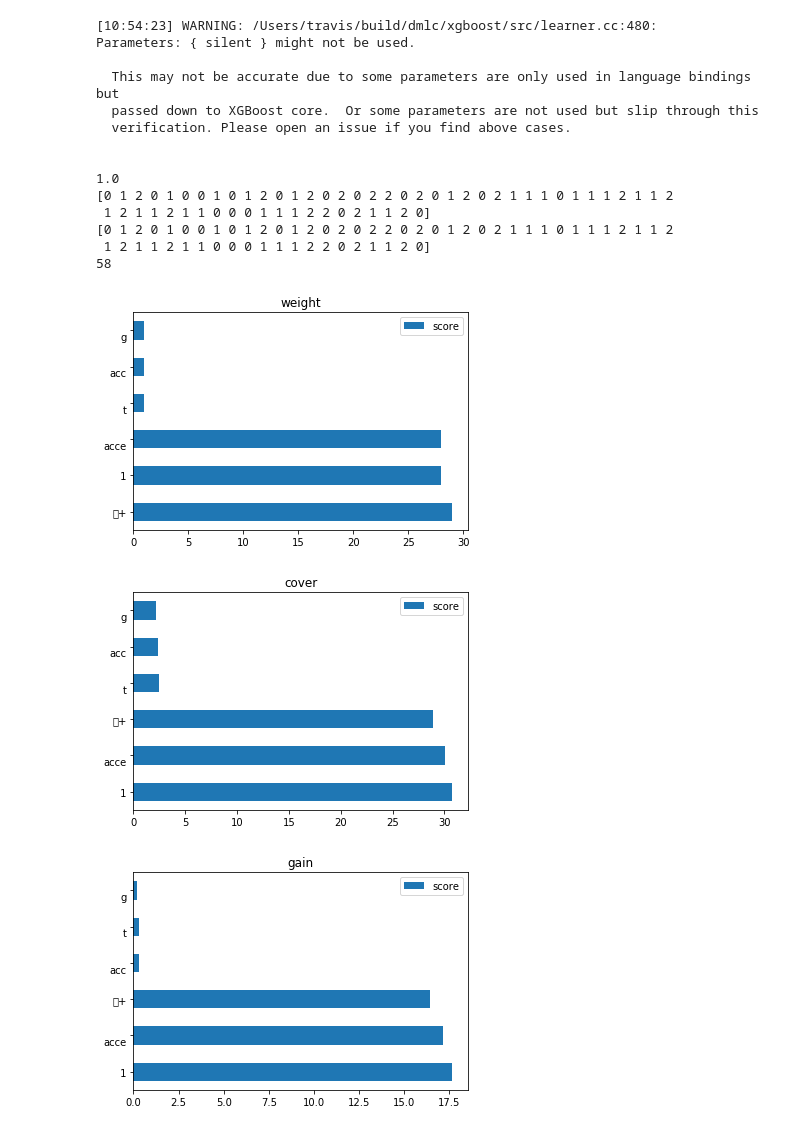
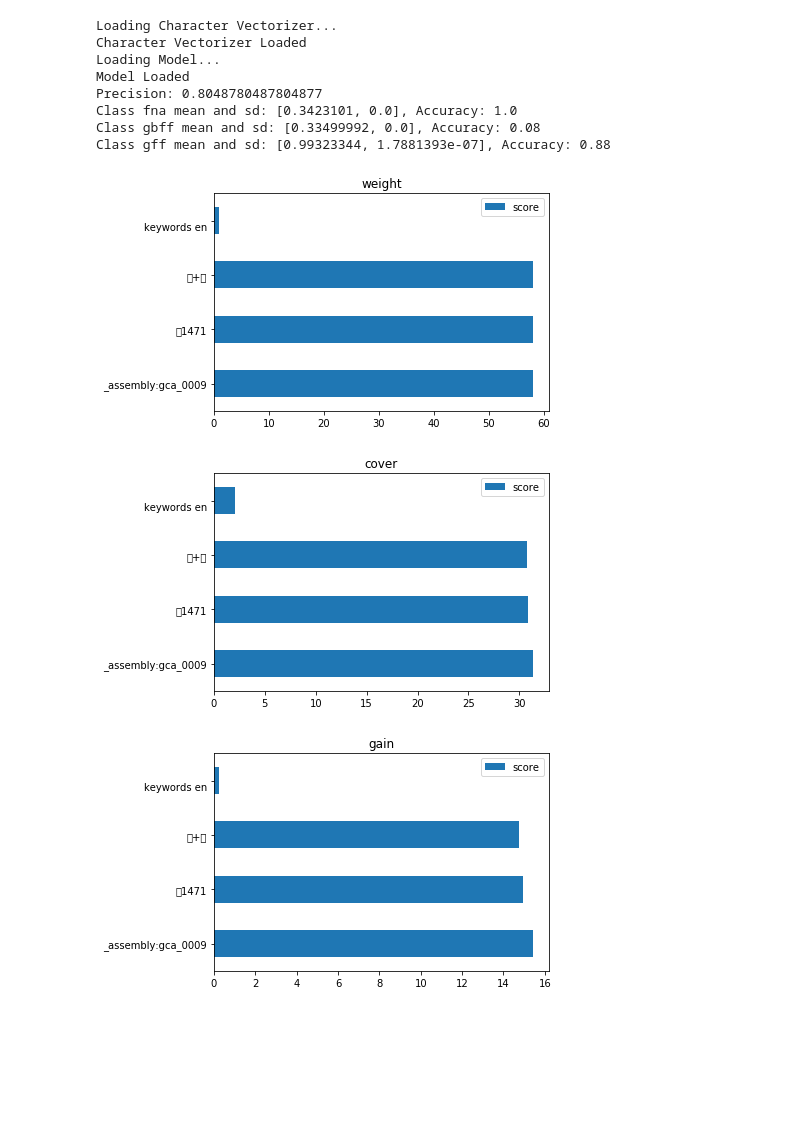
Before and after one commit to bigsoftcms/MirrorFileClassification, a Jupyter notebook: FileClassificationEx.ipynb, the cells around one changed output. Saved outputs shown, nothing was run; the diff lists cells and outputs as text; code cells hidden in the pictures; blank space fills up the shorter version.

Commit message:
Added UQ of predicted class probability. Added Confusion Matrix.

```diff
--- a/FileClassificationEx.ipynb
+++ b/FileClassificationEx.ipynb
@@ -64,4 +80,26 @@ def FeatureImportance(model, features, importance):
         values = list(feature_important.values())
         fdata = pd.DataFrame(data=values, index=feature_chars, columns=["score"]).sort_values(by = "score", ascending=False)
         fdata.plot(kind='barh', title = im)
+# %%
+def confusionmatrix(truth, pred, names):
+    cm = confusion_matrix(truth, pred)
+    plt.figure()
+    plt.imshow(cm, interpolation="nearest", cmap=plt.cm.Blues)
+    plt.colorbar()
+    tick_marks = np.arange(len(names))
+    plt.xticks(tick_marks, names, rotation=45)
+    plt.yticks(tick_marks, names)
+    plt.xlabel("Predicted Class")
+    plt.ylabel("True Class")
+    plt.show()
+# %%
+def classaccuracy(truth, pred, ind, num_classes):
+    classes = np.arange(num_classes)
+    predcl = np.asarray([np.argmax(pred[i]) for i in ind])
+    acc = []
+    for cl in classes:
+        truth_len = len(np.where(truth == cl)[0])
+        pred_len = len(np.where(predcl == cl)[0])
+        acc.append(pred_len/truth_len)
+    return(acc)
 # %%
@@ -110,4 +166,4 @@ dirs = ['/Users/bf/Desktop/BNL2020/BioClassifierFiles/genomic.fna',
        ]
 filetype = ['fna', 'gbff', 'gff']
 # %%
-data_iterable = trainloader(dirs, filetype, 1000)
+data_iterable = trainloader(dirs, filetype, 1500)
@@ -121,31 +170,26 @@ data_iterable = trainloader(dirs, filetype, 1000)
 # %%
 param = {
-    'max_depth': 4,  # the maximum depth of each tree
-    'eta': 0.2,  # the training step for each iteration
+    'max_depth': 8,  # the maximum depth of each tree
+    'eta': 0.1,  # the training step for each iteration
     'silent': 1,  # logging mode - quiet
     'objective': 'multi:softprob',  # error evaluation for multiclass training
-    'num_class': 4}  # the number of classes that exist in this datset
-num_round = 40
-ngram_range = (2,6)
-max_features = 10000
+    'num_class': 3}  # the number of classes that exist in this datset
+num_round = 60
+ngram_range = (3,18)
+max_features = 100000
 Dataset = data_iterable
+load = True
 # %%
-xgbmodel = FileClassifier(Dataset, ngram_range, max_features, param, num_round)
+xgbmodel = FileClassifier(Dataset, filetype, ngram_range, max_features, param, num_round, load)
 # %% [output]
-[10:54:23] WARNING: /Users/travis/build/dmlc/xgboost/src/learner.cc:480:
-Parameters: { silent } might not be used.
-
-  This may not be accurate due to some parameters are only used in language bindings but
-  passed down to XGBoost core.  Or some parameters are not used but slip through this
-  verification. Please open an issue if you find above cases.
-
-
-1.0
-[0 1 2 0 1 0 0 1 0 1 2 0 1 2 0 2 0 2 2 0 2 0 1 2 0 2 1 1 1 0 1 1 1 2 1 1 2
- 1 2 1 1 2 1 1 0 0 0 1 1 1 2 2 0 2 1 1 2 0]
-[0 1 2 0 1 0 0 1 0 1 2 0 1 2 0 2 0 2 2 0 2 0 1 2 0 2 1 1 1 0 1 1 1 2 1 1 2
- 1 2 1 1 2 1 1 0 0 0 1 1 1 2 2 0 2 1 1 2 0]
-58
+Loading Character Vectorizer...
+Character Vectorizer Loaded
+Loading Model...
+Model Loaded
+Precision: 0.8048780487804877
+Class fna mean and sd: [0.3423101, 0.0], Accuracy: 1.0
+Class gbff mean and sd: [0.33499992, 0.0], Accuracy: 0.08
+Class gff mean and sd: [0.99323344, 1.7881393e-07], Accuracy: 0.88
-[figure, old version]
+[figure, new version]
-[figure, old version]
+[figure, new version]
-[figure, old version]
+[figure, new version]
```
Also changed, not shown: parts of 18 cells of this notebook.
